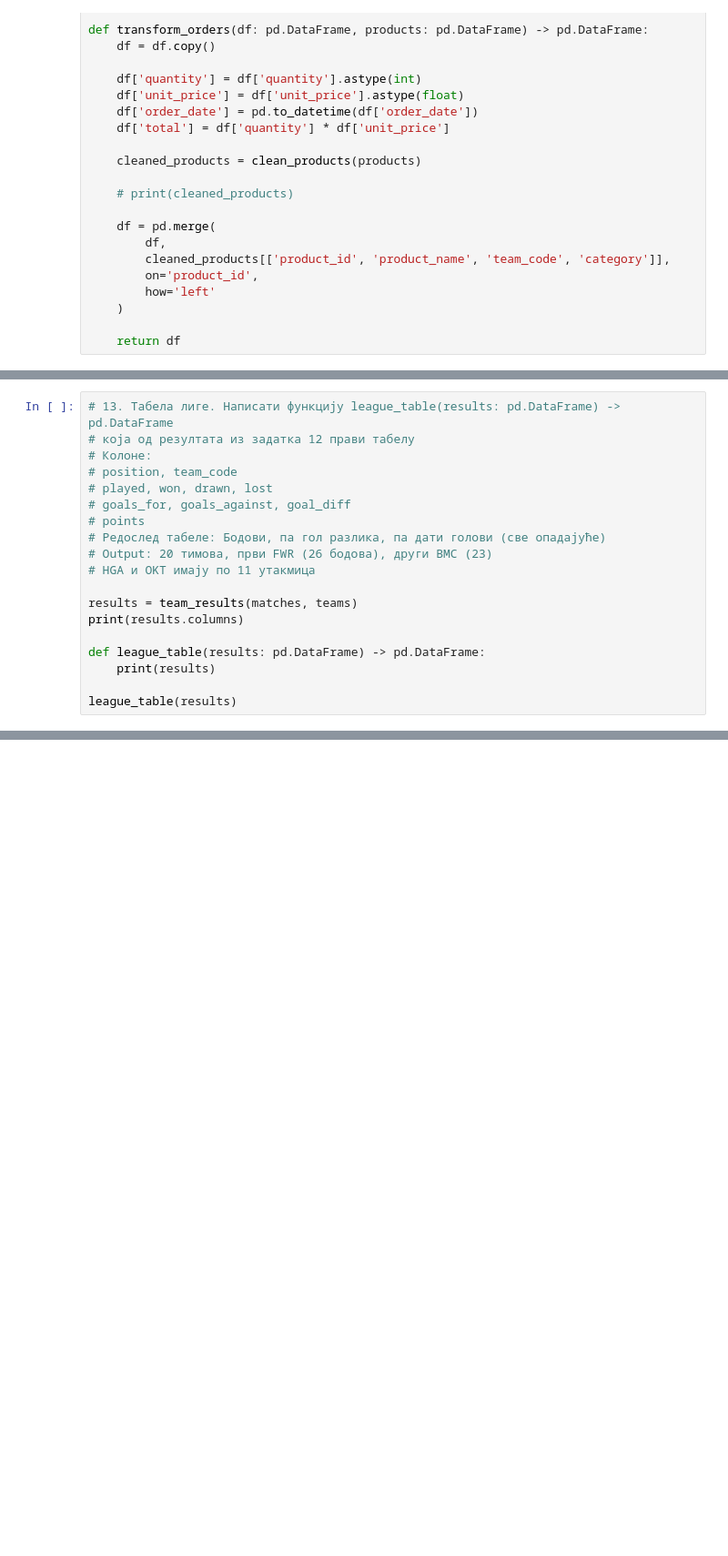
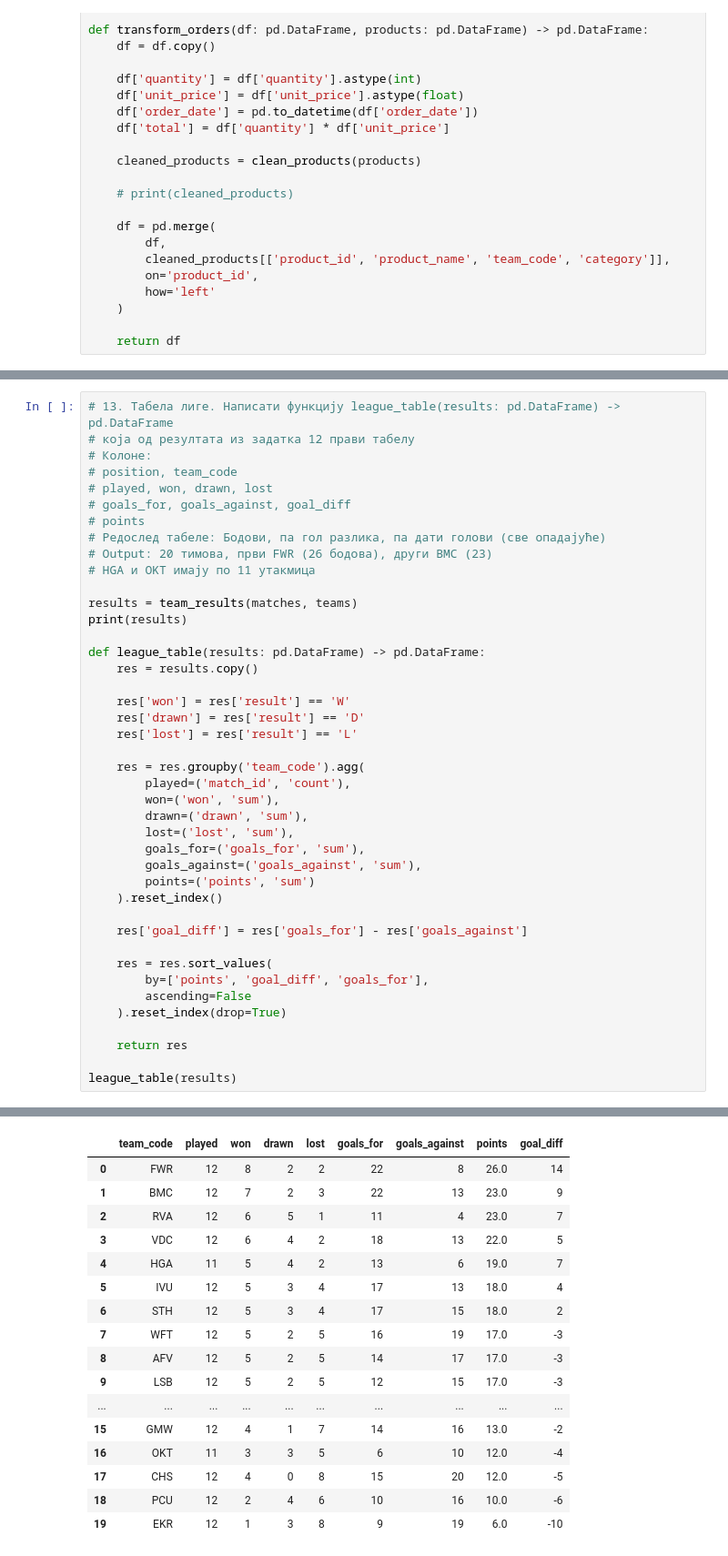
Before and after one commit to dkrawl/itb-data-pipeline, a Jupyter notebook: pipeline.ipynb, the cells around one changed output, grey strips where cells are left out. Shown at 91% size. Saved outputs shown, nothing was run; the diff lists cells and outputs as text; blank space fills up the shorter version.

```diff
--- a/pipeline.ipynb
+++ b/pipeline.ipynb
@@ -452,10 +448,33 @@ team_results(matches, teams)
 # HGA и OKT имају по 11 утакмица
 
 results = team_results(matches, teams)
-print(results.columns)
+print(results)
 
 def league_table(results: pd.DataFrame) -> pd.DataFrame:
-    print(results)
+    res = results.copy()
+
+    res['won'] = res['result'] == 'W'
+    res['drawn'] = res['result'] == 'D'
+    res['lost'] = res['result'] == 'L'
+
+    res = res.groupby('team_code').agg(
+        played=('match_id', 'count'),
+        won=('won', 'sum'),
+        drawn=('drawn', 'sum'),
+        lost=('lost', 'sum'),
+        goals_for=('goals_for', 'sum'),
+        goals_against=('goals_against', 'sum'),
+        points=('points', 'sum')
+    ).reset_index()
+
+    res['goal_diff'] = res['goals_for'] - res['goals_against']
+
+    res = res.sort_values(
+        by=['points', 'goal_diff', 'goals_for'],
+        ascending=False
+    ).reset_index(drop=True)
+
+    return res
 
 league_table(results)
 # %% [output]
@@ -477,2 +493,19 @@ Index(['match_id', 'match_date', 'team_code', 'oponent_code', 'goals_for',
 
 [238 rows x 8 columns]
+|  | team_code | played | won | drawn | lost | goals_for | goals_against | points | goal_diff |
+| 0 | FWR | 12 | 8 | 2 | 2 | 22 | 8 | 26.0 | 14 |
+| 1 | BMC | 12 | 7 | 2 | 3 | 22 | 13 | 23.0 | 9 |
+| 2 | RVA | 12 | 6 | 5 | 1 | 11 | 4 | 23.0 | 7 |
+| 3 | VDC | 12 | 6 | 4 | 2 | 18 | 13 | 22.0 | 5 |
+| 4 | HGA | 11 | 5 | 4 | 2 | 13 | 6 | 19.0 | 7 |
+| 5 | IVU | 12 | 5 | 3 | 4 | 17 | 13 | 18.0 | 4 |
+| 6 | STH | 12 | 5 | 3 | 4 | 17 | 15 | 18.0 | 2 |
+| 7 | WFT | 12 | 5 | 2 | 5 | 16 | 19 | 17.0 | -3 |
+| 8 | AFV | 12 | 5 | 2 | 5 | 14 | 17 | 17.0 | -3 |
+| 9 | LSB | 12 | 5 | 2 | 5 | 12 | 15 | 17.0 | -3 |
+| ... | ... | ... | ... | ... | ... | ... | ... | ... | ... |
+| 15 | GMW | 12 | 4 | 1 | 7 | 14 | 16 | 13.0 | -2 |
+| 16 | OKT | 11 | 3 | 3 | 5 | 6 | 10 | 12.0 | -4 |
+| 17 | CHS | 12 | 4 | 0 | 8 | 15 | 20 | 12.0 | -5 |
+| 18 | PCU | 12 | 2 | 4 | 6 | 10 | 16 | 10.0 | -6 |
+| 19 | EKR | 12 | 1 | 3 | 8 | 9 | 19 | 6.0 | -10 |
```
Also changed, not shown: parts of 3 cells of this notebook.
